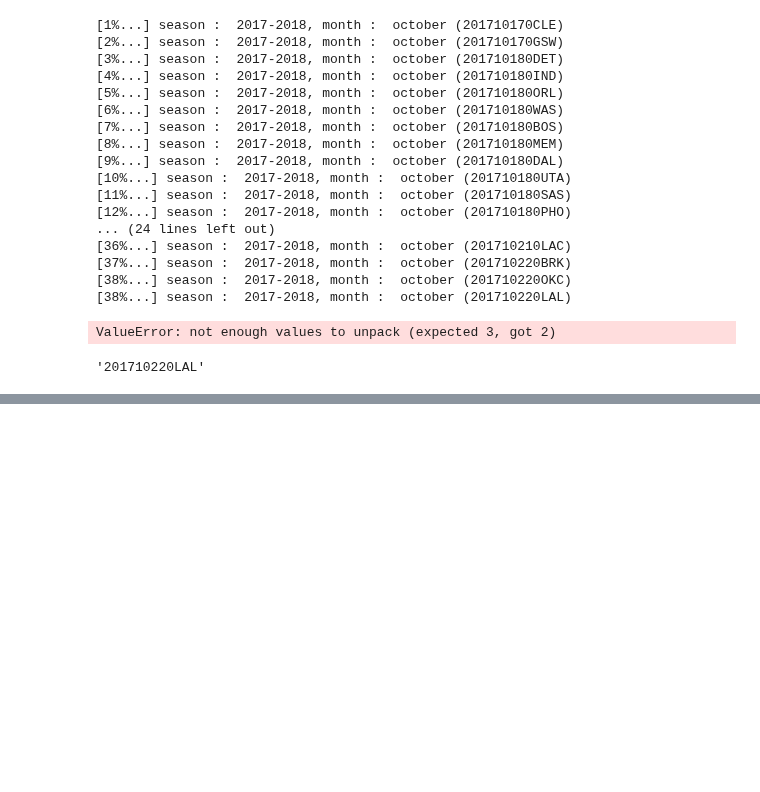
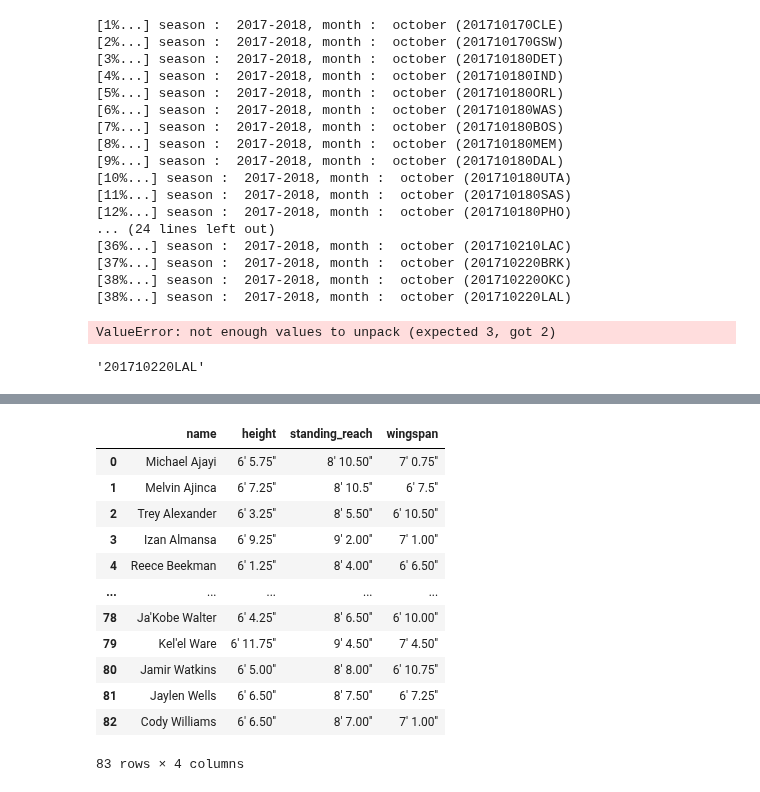
Before and after one commit to martinbog19/LeFirstBasket, a Jupyter notebook: morning_debrief.ipynb, the cells around one changed output, grey strips where cells are left out. Saved outputs shown, nothing was run; the diff lists cells and outputs as text; code cells hidden in the pictures; blank space fills up the shorter version.

```diff
--- a/morning_debrief.ipynb
+++ b/morning_debrief.ipynb
@@ -83,0 +298,16 @@ gameId
+# %%
+data[['name', 'height', 'standing_reach', 'wingspan']]
+# %% [output]
+|  | name | height | standing_reach | wingspan |
+| 0 | Michael Ajayi | 6' 5.75'' | 8' 10.50'' | 7' 0.75'' |
+| 1 | Melvin Ajinca | 6' 7.25'' | 8' 10.5'' | 6' 7.5'' |
+| 2 | Trey Alexander | 6' 3.25'' | 8' 5.50'' | 6' 10.50'' |
+| 3 | Izan Almansa | 6' 9.25'' | 9' 2.00'' | 7' 1.00'' |
+| 4 | Reece Beekman | 6' 1.25'' | 8' 4.00'' | 6' 6.50'' |
+| ... | ... | ... | ... | ... |
+| 78 | Ja'Kobe Walter | 6' 4.25'' | 8' 6.50'' | 6' 10.00'' |
+| 79 | Kel'el Ware | 6' 11.75'' | 9' 4.50'' | 7' 4.50'' |
+| 80 | Jamir Watkins | 6' 5.00'' | 8' 8.00'' | 6' 10.75'' |
+| 81 | Jaylen Wells | 6' 6.50'' | 8' 7.50'' | 6' 7.25'' |
+| 82 | Cody Williams | 6' 6.50'' | 8' 7.00'' | 7' 1.00'' |
+83 rows × 4 columns
```
Also changed, not shown: parts of 22 cells of this notebook, 4 other files.
